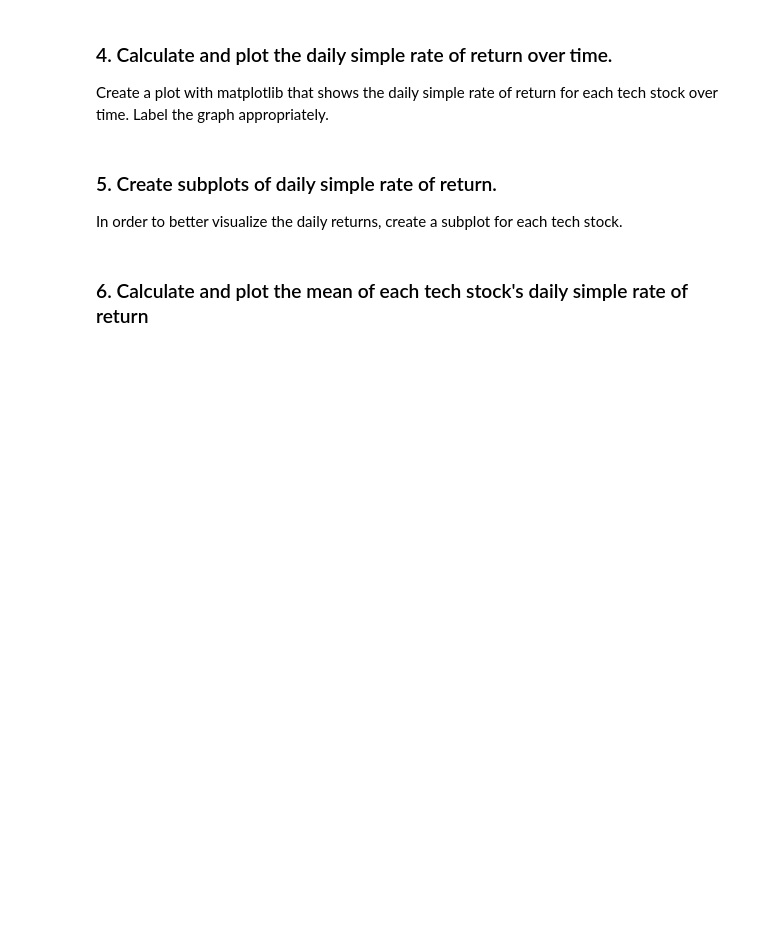
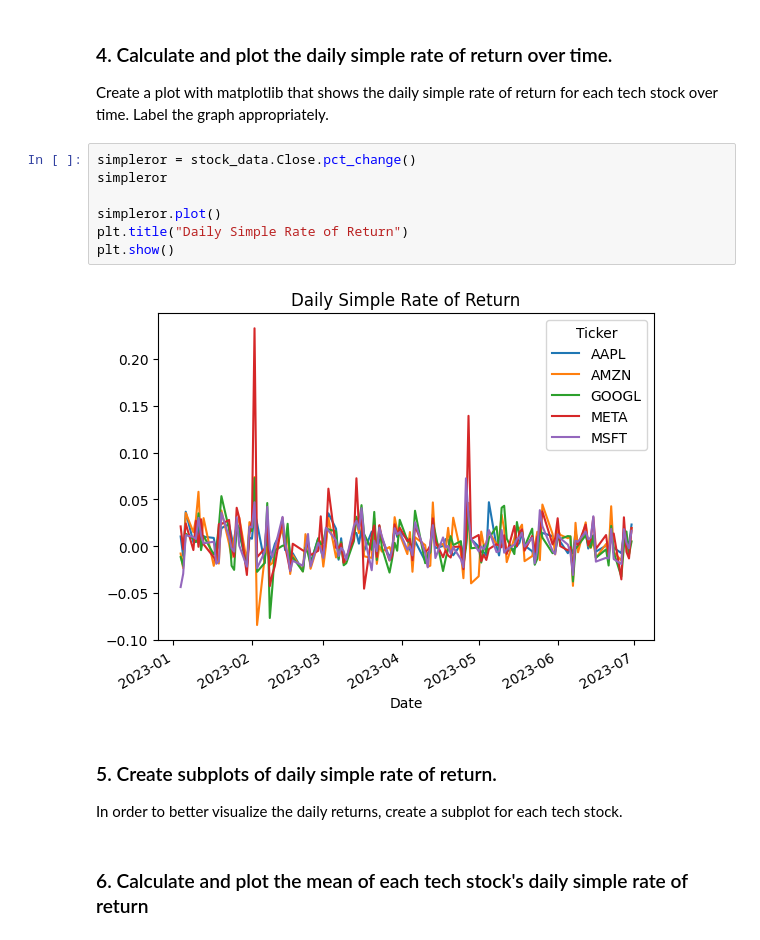
Before and after one commit to matt-wombat/computer-science-playground, a Jupyter notebook: courses/cc/projects/visualizing_tech_stocks/visualizing_tech_stocks_instructions.ipynb, the cells around one changed output. Drawn from its saved outputs; the diff is of its cells as text; blank space fills up the shorter version.

```diff
--- a/courses/cc/projects/visualizing_tech_stocks/visualizing_tech_stocks_instructions.ipynb
+++ b/courses/cc/projects/visualizing_tech_stocks/visualizing_tech_stocks_instructions.ipynb
@@ -103,6 +107,15 @@ plt.show()
 # %% [markdown]
 ### 4. Calculate and plot the daily simple rate of return over time.
 Create a plot with matplotlib that shows the daily simple rate of return for each tech stock over time. Label the graph appropriately.
+# %%
+simpleror = stock_data.Close.pct_change()
+simpleror
+
+simpleror.plot()
+plt.title("Daily Simple Rate of Return")
+plt.show()
+# %% [output]
+[figure, added]
 # %% [markdown]
 ### 5. Create subplots of daily simple rate of return.
 In order to better visualize the daily returns, create a subplot for each tech stock.
```
Also changed, not shown: parts of 3 cells of this notebook, 3 other files.
